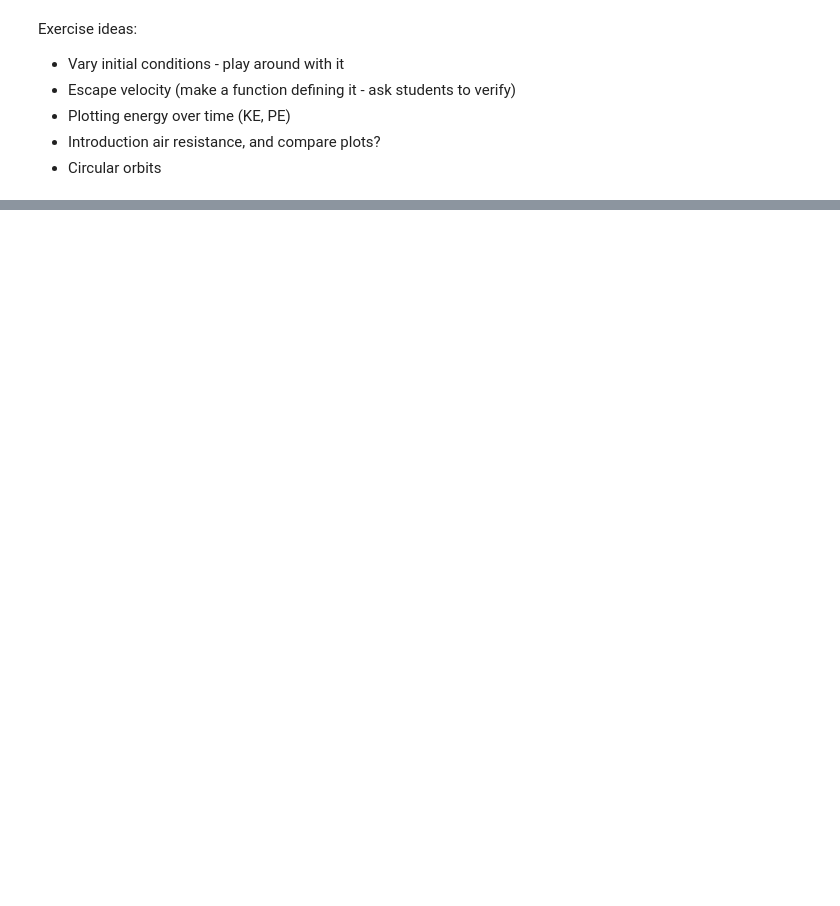
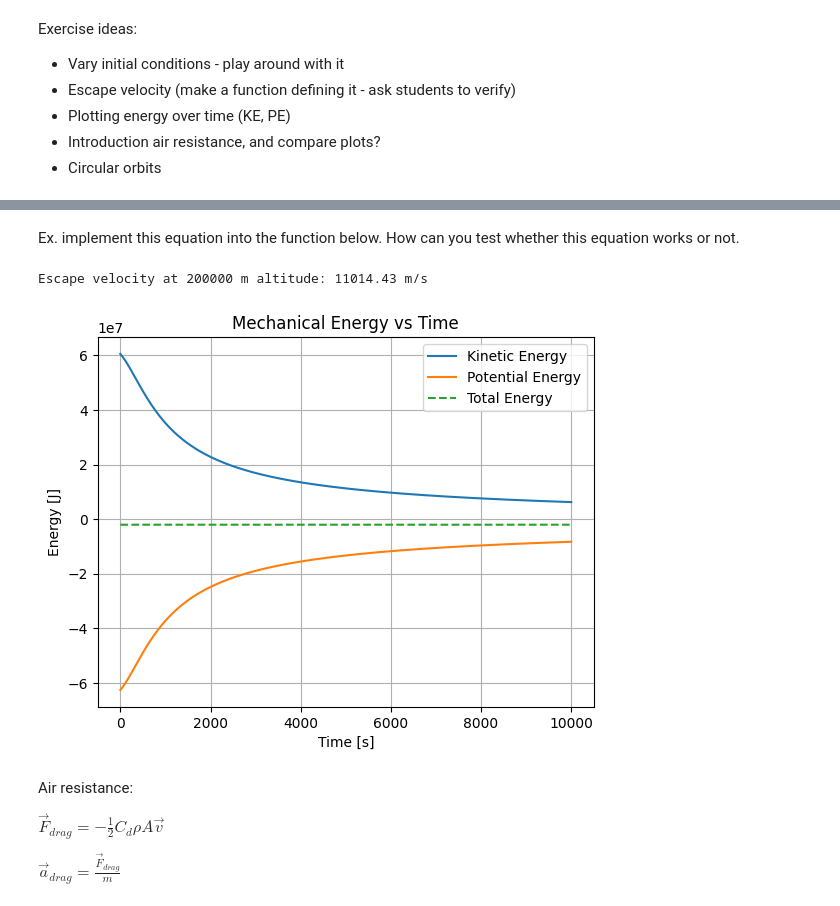
Before and after one commit to OscarZimmerman/PhysDemo, a Jupyter notebook: Internship2025/PhysDemo/phys.ipynb, the cells around one changed output, grey strips where cells are left out. Cells and saved outputs as stored; diff of their text form; code cells hidden in the pictures; blank space fills up the shorter version.

```diff
--- a/Internship2025/PhysDemo/phys.ipynb
+++ b/Internship2025/PhysDemo/phys.ipynb
@@ -125,0 +144,2 @@ Exercise ideas:
+# %% [markdown]
+Ex. implement this equation into the function below. How can you test whether this equation works or not.
@@ -125,0 +152,35 @@ Exercise ideas:
+# %%
+r_launch = R_earth + altitude
+v_esc = escape_velocity(r_launch)
+print(f"Escape velocity at {altitude} m altitude: {v_esc:.2f} m/s")
+# %% [output]
+Escape velocity at 200000 m altitude: 11014.43 m/s
+# %%
+m = 1
+
+vx = sol.y[2]
+vy = sol.y[3]
+r = np.sqrt(sol.y[0]**2 + sol.y[1]**2)
+
+KE = 0.5 * m * (vx**2 + vy**2)
+PE = -G * M_earth * m / r
+E_total = KE + PE
+
+plt.figure()
+plt.plot(sol.t, KE, label="Kinetic Energy")
+plt.plot(sol.t, PE, label="Potential Energy")
+plt.plot(sol.t, E_total, label="Total Energy", linestyle='--')
+plt.xlabel("Time [s]")
+plt.ylabel("Energy [J]")
+plt.title("Mechanical Energy vs Time")
+plt.grid(True)
+plt.legend()
+plt.show()
+# %% [output]
+[figure, added]
+# %% [markdown]
+Air resistance:
+
+$\vec{F}_{drag} = -\frac{1}{2}C_{d}\rho A\vec{v}$
+
+$\vec{a}_{drag} = \frac{\vec{F}_{drag}}{m}$
```
Also changed, not shown: parts of 6 cells of this notebook.
